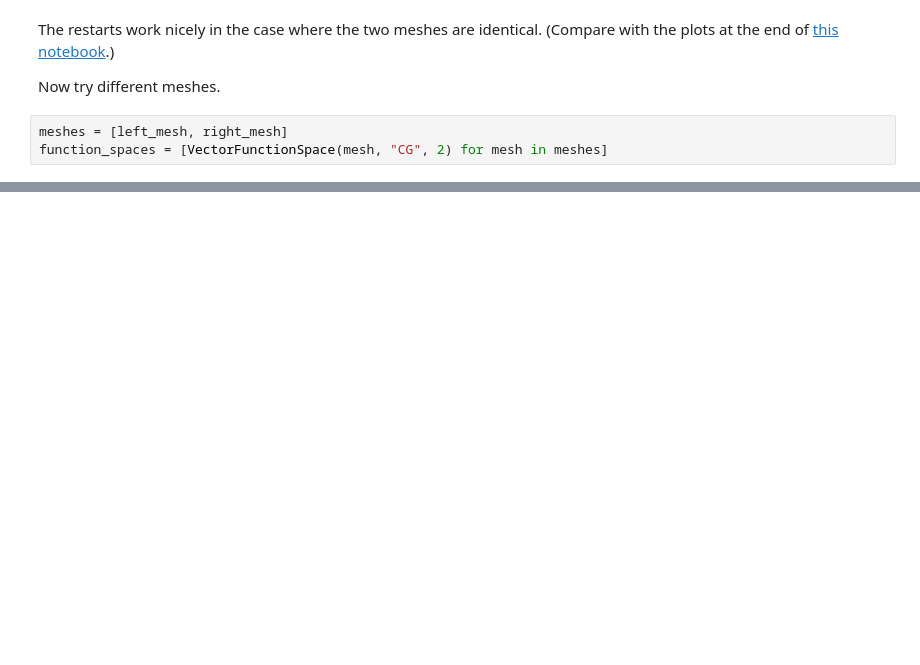
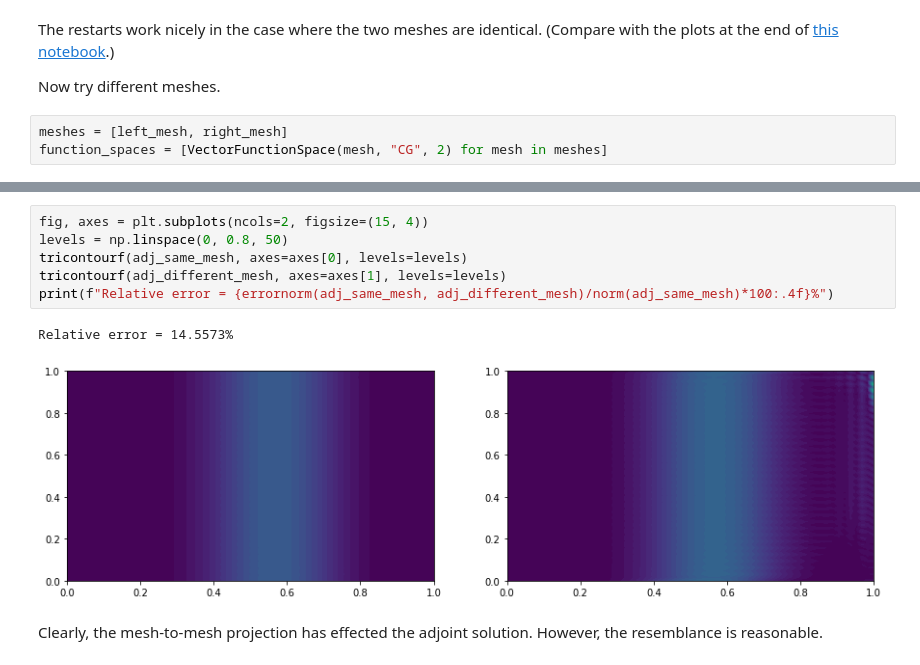
Before and after one commit to jwallwork23/adapt_utils_notebooks, a Jupyter notebook: burgers/burgers_with_restarts.ipynb, the cells around one changed output, grey strips where cells are left out. Cells and saved outputs as stored; diff of their text form; blank space fills up the shorter version.

```diff
--- a/burgers/burgers_with_restarts.ipynb
+++ b/burgers/burgers_with_restarts.ipynb
@@ -166,0 +173,12 @@ It looks like the adjoint action needs to be evaluated on mesh $\mathcal H_1$ (r
+# %%
+fig, axes = plt.subplots(ncols=2, figsize=(15, 4))
+levels = np.linspace(0, 0.8, 50)
+tricontourf(adj_same_mesh, axes=axes[0], levels=levels)
+tricontourf(adj_different_mesh, axes=axes[1], levels=levels)
+print(f"Relative error = {errornorm(adj_same_mesh, adj_different_mesh)/norm(adj_same_mesh)*100:.4f}%")
+# %% [output]
+Relative error = 14.5573%
+[figure, added]
+# %% [markdown]
+Clearly, the mesh-to-mesh projection has effected the adjoint solution.
+However, the resemblance is reasonable.
```
Also changed, not shown: parts of 11 cells of this notebook.
